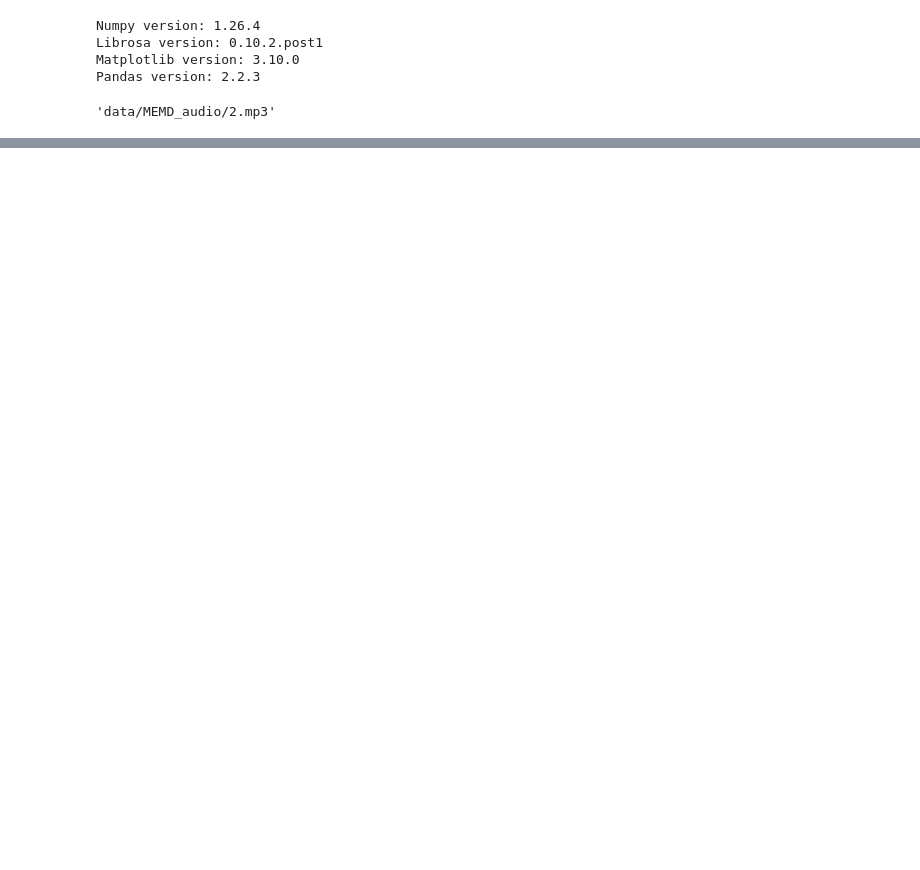
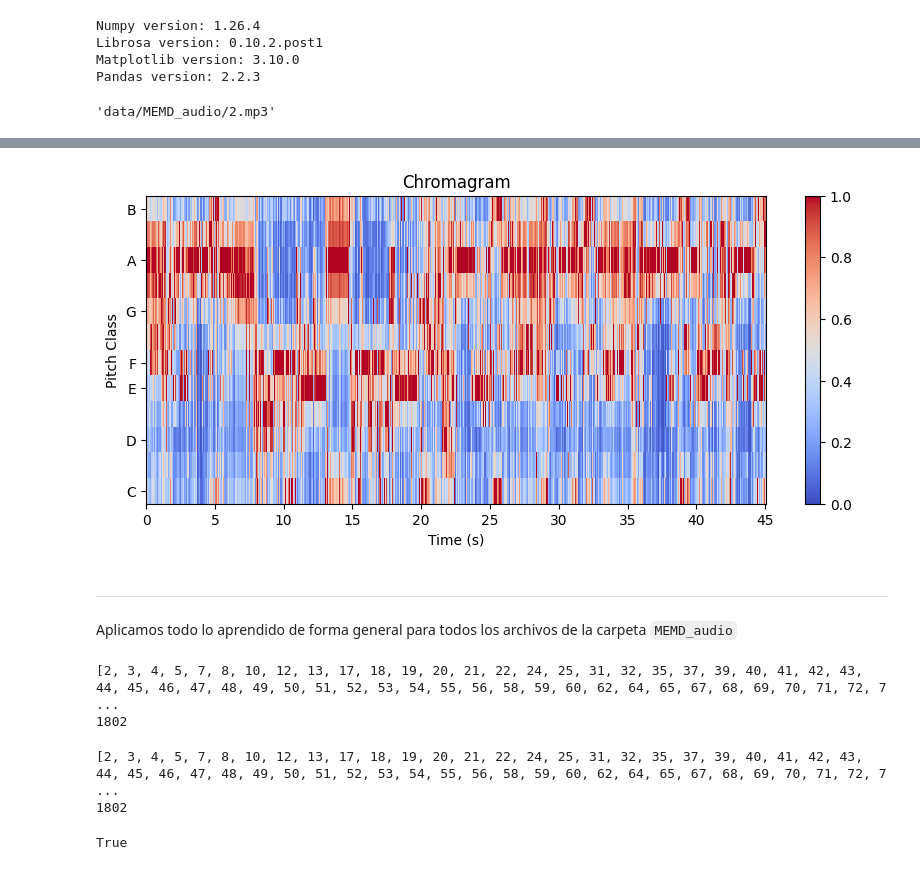
Before and after one commit to Chepados/practica_3_ALN_tori_adri, a Jupyter notebook: project_develp/caracteristicas.ipynb, the cells around one changed output, grey strips where cells are left out. Cells and saved outputs as stored; diff of their text form; code cells hidden in the pictures; blank space fills up the shorter version.

```diff
--- a/project_develp/caracteristicas.ipynb
+++ b/project_develp/caracteristicas.ipynb
@@ -28,0 +163,17 @@ Audio cargado correctamente. Duración: 45.06 segundos, Frecuencia de muestreo:
+# %%
+# Cromagrama
+chroma = librosa.feature.chroma_stft(y=y, sr=sr)
+
+plt.figure(figsize=(10, 4))
+librosa.display.specshow(chroma, x_axis='time', y_axis='chroma', sr=sr, cmap='coolwarm')
+plt.colorbar()
+plt.title('Chromagram')
+plt.xlabel('Time (s)')
+plt.ylabel('Pitch Class')
+plt.show()
+# %% [output]
+[figure, added]
+# %% [markdown]
+---
+
+Aplicamos todo lo aprendido de forma general para todos los archivos de la carpeta `MEMD_audio`
@@ -28,0 +183,18 @@ Audio cargado correctamente. Duración: 45.06 segundos, Frecuencia de muestreo:
+# %%
+unique_song_ids_v = valence_df['song_id'].unique().tolist()
+print(unique_song_ids_v)
+print(len(unique_song_ids_v))
+# %% [output]
+[2, 3, 4, 5, 7, 8, 10, 12, 13, 17, 18, 19, 20, 21, 22, 24, 25, 31, 32, 35, 37, 39, 40, 41, 42, 43, 44, 45, 46, 47, 48, 49, 50, 51, 52, 53, 54, 55, 56, 58, 59, 60, 62, 64, 65, 67, 68, 69, 70, 71, 72, 7 ...
+1802
+# %%
+unique_song_ids_a = arousal_df['song_id'].unique().tolist()
+print(unique_song_ids_a)
+print(len(unique_song_ids_a))
+# %% [output]
+[2, 3, 4, 5, 7, 8, 10, 12, 13, 17, 18, 19, 20, 21, 22, 24, 25, 31, 32, 35, 37, 39, 40, 41, 42, 43, 44, 45, 46, 47, 48, 49, 50, 51, 52, 53, 54, 55, 56, 58, 59, 60, 62, 64, 65, 67, 68, 69, 70, 71, 72, 7 ...
+1802
+# %%
+unique_song_ids_a == unique_song_ids_v
+# %% [output]
+True
```
Also changed, not shown: parts of 11 cells of this notebook.
